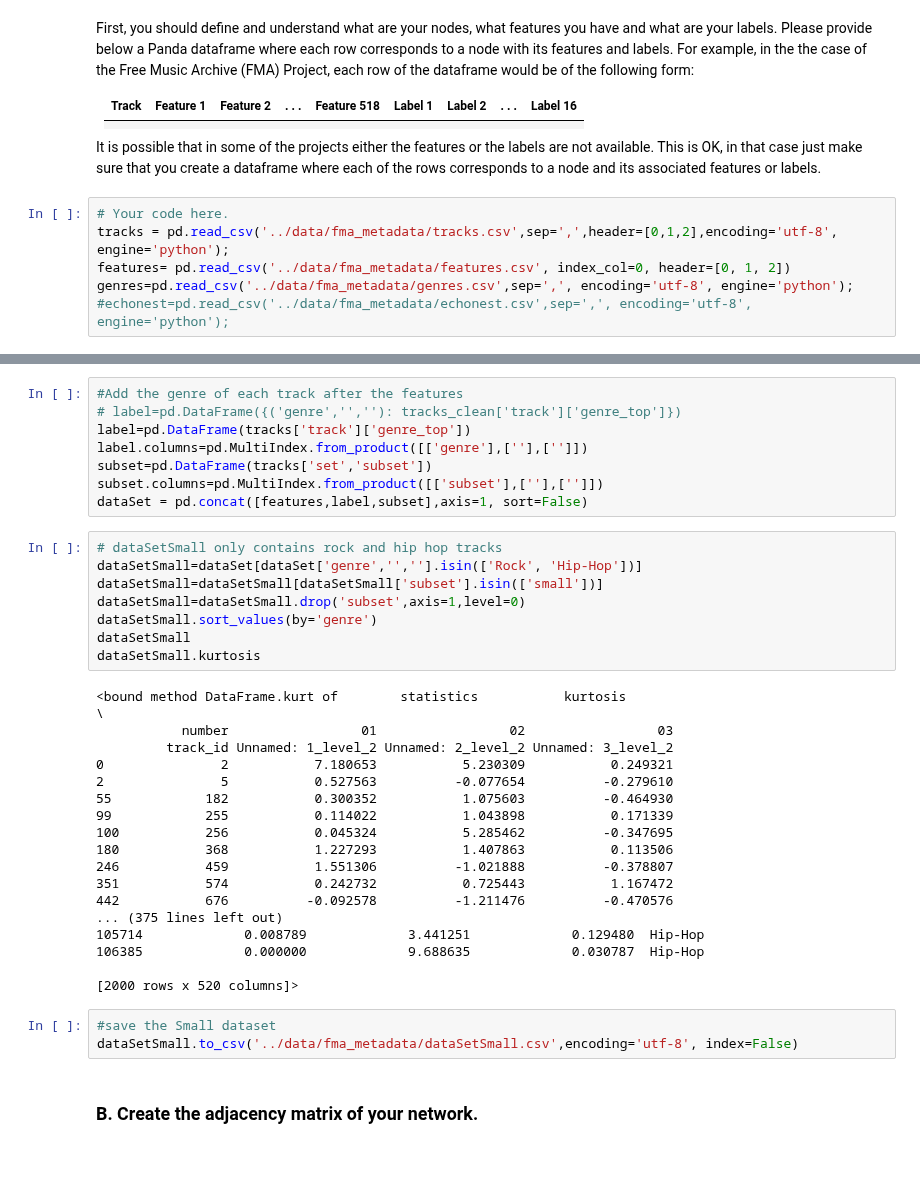
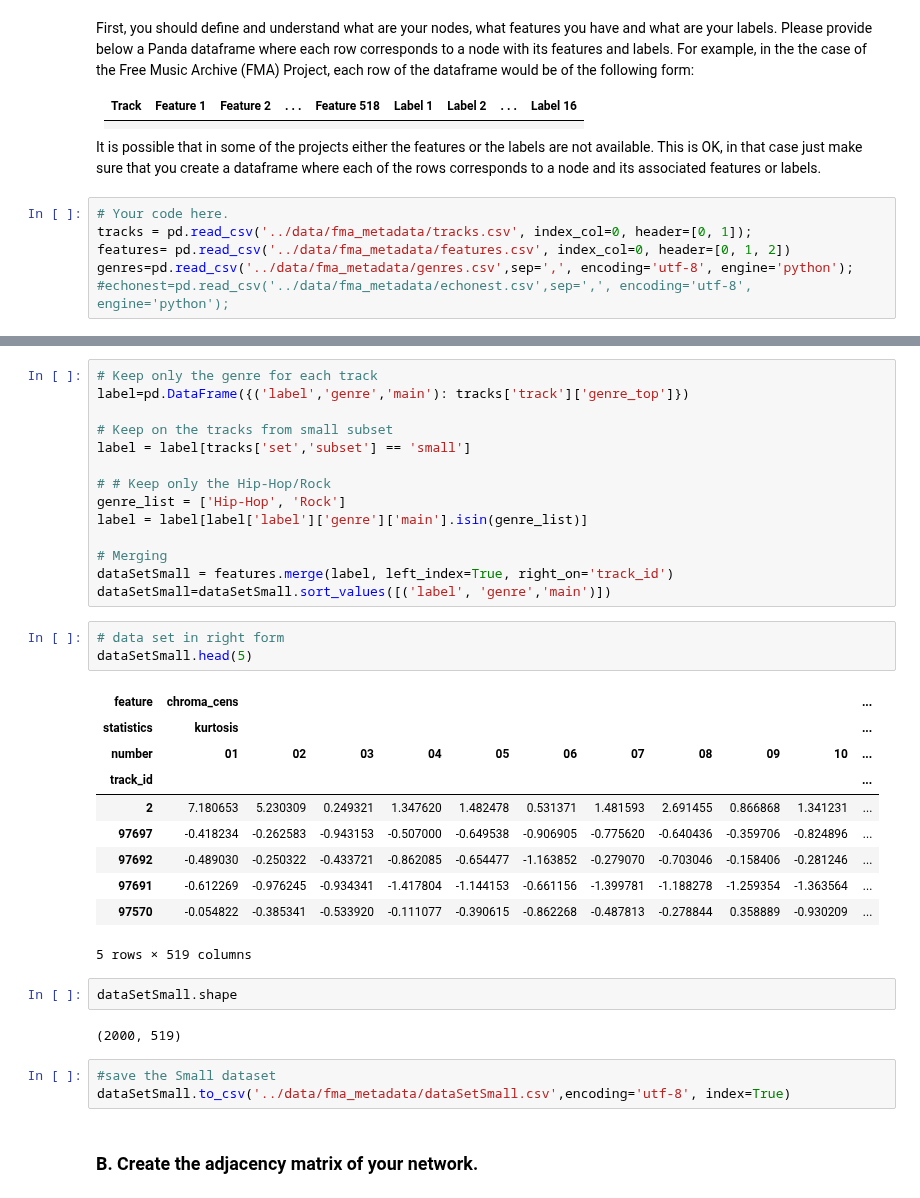
Before and after one commit to TTimTT/NTDS_Project, a Jupyter notebook: milestones_1/Joachim_1_network_properties.ipynb, the cells around one changed output, grey strips where cells are left out. Saved outputs shown, nothing was run; the diff lists cells and outputs as text; blank space fills up the shorter version.

```diff
--- a/milestones_1/Joachim_1_network_properties.ipynb
+++ b/milestones_1/Joachim_1_network_properties.ipynb
@@ -44,7 +47,7 @@ First, you should define and understand what are your nodes, what features you h
 It is possible that in some of the projects either the features or the labels are not available. This is OK, in that case just make sure that you create a dataframe where each of the rows corresponds to a node and its associated features or labels.
 # %%
 # Your code here.
-tracks = pd.read_csv('../data/fma_metadata/tracks.csv',sep=',',header=[0,1,2],encoding='utf-8', engine='python');
+tracks = pd.read_csv('../data/fma_metadata/tracks.csv', index_col=0, header=[0, 1]);
 features= pd.read_csv('../data/fma_metadata/features.csv', index_col=0, header=[0, 1, 2])
 genres=pd.read_csv('../data/fma_metadata/genres.csv',sep=',', encoding='utf-8', engine='python');
 #echonest=pd.read_csv('../data/fma_metadata/echonest.csv',sep=',', encoding='utf-8', engine='python');
@@ -79,40 +54,38 @@ tracks['set','subset'].head()
-# %%
-#Add the genre of each track after the features
-# label=pd.DataFrame({('genre','',''): tracks_clean['track']['genre_top']})
-label=pd.DataFrame(tracks['track']['genre_top'])
-label.columns=pd.MultiIndex.from_product([['genre'],[''],['']])
-subset=pd.DataFrame(tracks['set','subset'])
-subset.columns=pd.MultiIndex.from_product([['subset'],[''],['']])
-dataSet = pd.concat([features,label,subset],axis=1, sort=False)
-# %%
-# dataSetSmall only contains rock and hip hop tracks
-dataSetSmall=dataSet[dataSet['genre','',''].isin(['Rock', 'Hip-Hop'])]
-dataSetSmall=dataSetSmall[dataSetSmall['subset'].isin(['small'])]
-dataSetSmall=dataSetSmall.drop('subset',axis=1,level=0)
-dataSetSmall.sort_values(by='genre')
-dataSetSmall
-dataSetSmall.kurtosis
-# %% [output]
-<bound method DataFrame.kurt of        statistics           kurtosis                                        \
-           number                 01                 02                 03
-         track_id Unnamed: 1_level_2 Unnamed: 2_level_2 Unnamed: 3_level_2
-0               2           7.180653           5.230309           0.249321
-2               5           0.527563          -0.077654          -0.279610
-55            182           0.300352           1.075603          -0.464930
-99            255           0.114022           1.043898           0.171339
-100           256           0.045324           5.285462          -0.347695
-180           368           1.227293           1.407863           0.113506
-246           459           1.551306          -1.021888          -0.378807
-351           574           0.242732           0.725443           1.167472
-442           676          -0.092578          -1.211476          -0.470576
-... (375 lines left out)
-105714             0.008789             3.441251             0.129480  Hip-Hop
-106385             0.000000             9.688635             0.030787  Hip-Hop
-
-[2000 rows x 520 columns]>
+# %%
+# Keep only the genre for each track
+label=pd.DataFrame({('label','genre','main'): tracks['track']['genre_top']})
+
+# Keep on the tracks from small subset
+label = label[tracks['set','subset'] == 'small']
+
+# # Keep only the Hip-Hop/Rock
+genre_list = ['Hip-Hop', 'Rock']
+label = label[label['label']['genre']['main'].isin(genre_list)]
+
+# Merging
+dataSetSmall = features.merge(label, left_index=True, right_on='track_id')
+dataSetSmall=dataSetSmall.sort_values([('label', 'genre','main')])
+# %%
+# data set in right form
+dataSetSmall.head(5)
+# %% [output]
+| feature | chroma_cens |  |  |  |  |  |  |  |  |  | ... |
+| statistics | kurtosis |  |  |  |  |  |  |  |  |  | ... |
+| number | 01 | 02 | 03 | 04 | 05 | 06 | 07 | 08 | 09 | 10 | ... |
+| track_id |  |  |  |  |  |  |  |  |  |  | ... |
+| 2 | 7.180653 | 5.230309 | 0.249321 | 1.347620 | 1.482478 | 0.531371 | 1.481593 | 2.691455 | 0.866868 | 1.341231 | ... |
+| 97697 | -0.418234 | -0.262583 | -0.943153 | -0.507000 | -0.649538 | -0.906905 | -0.775620 | -0.640436 | -0.359706 | -0.824896 | ... |
+| 97692 | -0.489030 | -0.250322 | -0.433721 | -0.862085 | -0.654477 | -1.163852 | -0.279070 | -0.703046 | -0.158406 | -0.281246 | ... |
+| 97691 | -0.612269 | -0.976245 | -0.934341 | -1.417804 | -1.144153 | -0.661156 | -1.399781 | -1.188278 | -1.259354 | -1.363564 | ... |
+| 97570 | -0.054822 | -0.385341 | -0.533920 | -0.111077 | -0.390615 | -0.862268 | -0.487813 | -0.278844 | 0.358889 | -0.930209 | ... |
+5 rows × 519 columns
+# %%
+dataSetSmall.shape
+# %% [output]
+(2000, 519)
 # %%
 #save the Small dataset
-dataSetSmall.to_csv('../data/fma_metadata/dataSetSmall.csv',encoding='utf-8', index=False)
+dataSetSmall.to_csv('../data/fma_metadata/dataSetSmall.csv',encoding='utf-8', index=True)
 # %% [markdown]
 ### B. Create the adjacency matrix of your network.
 # %% [markdown]
```
Also changed, not shown: parts of 27 cells of this notebook.
